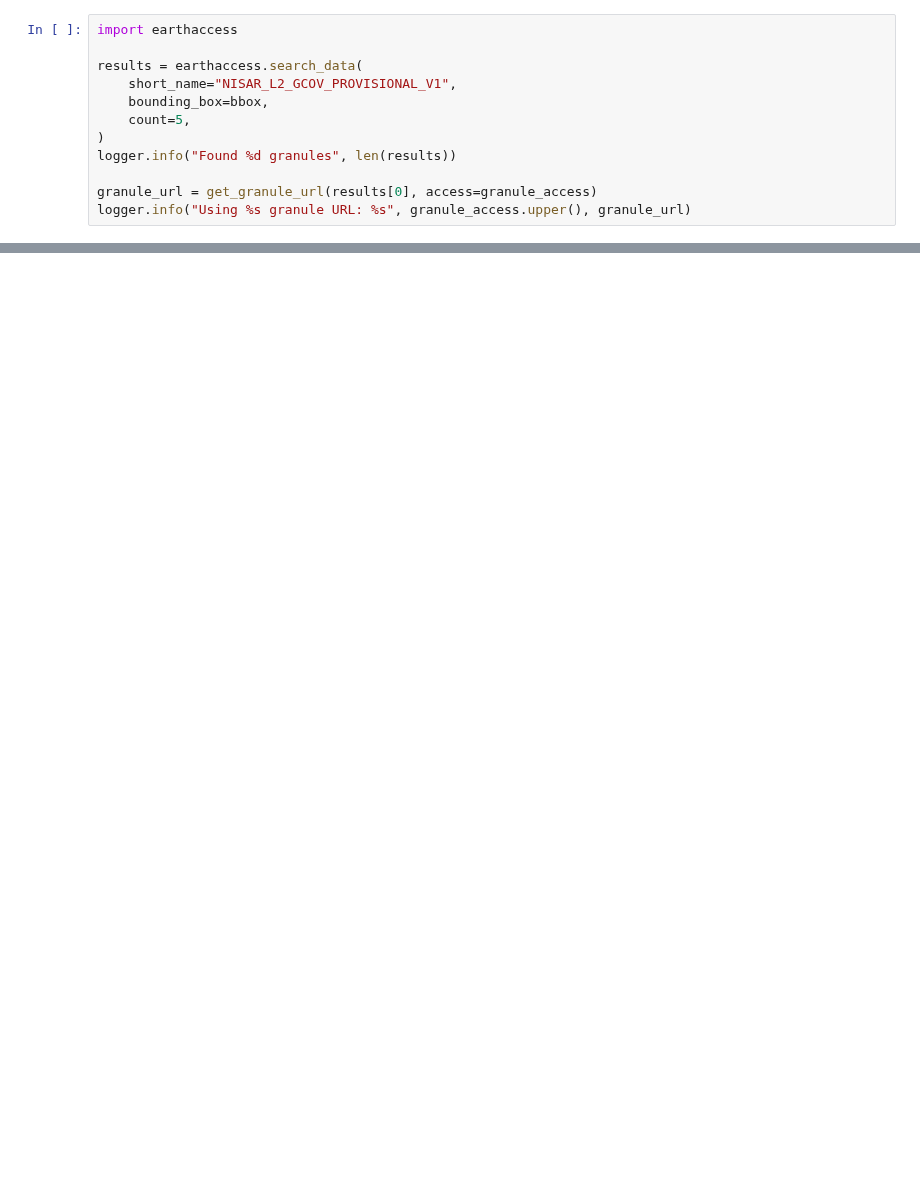
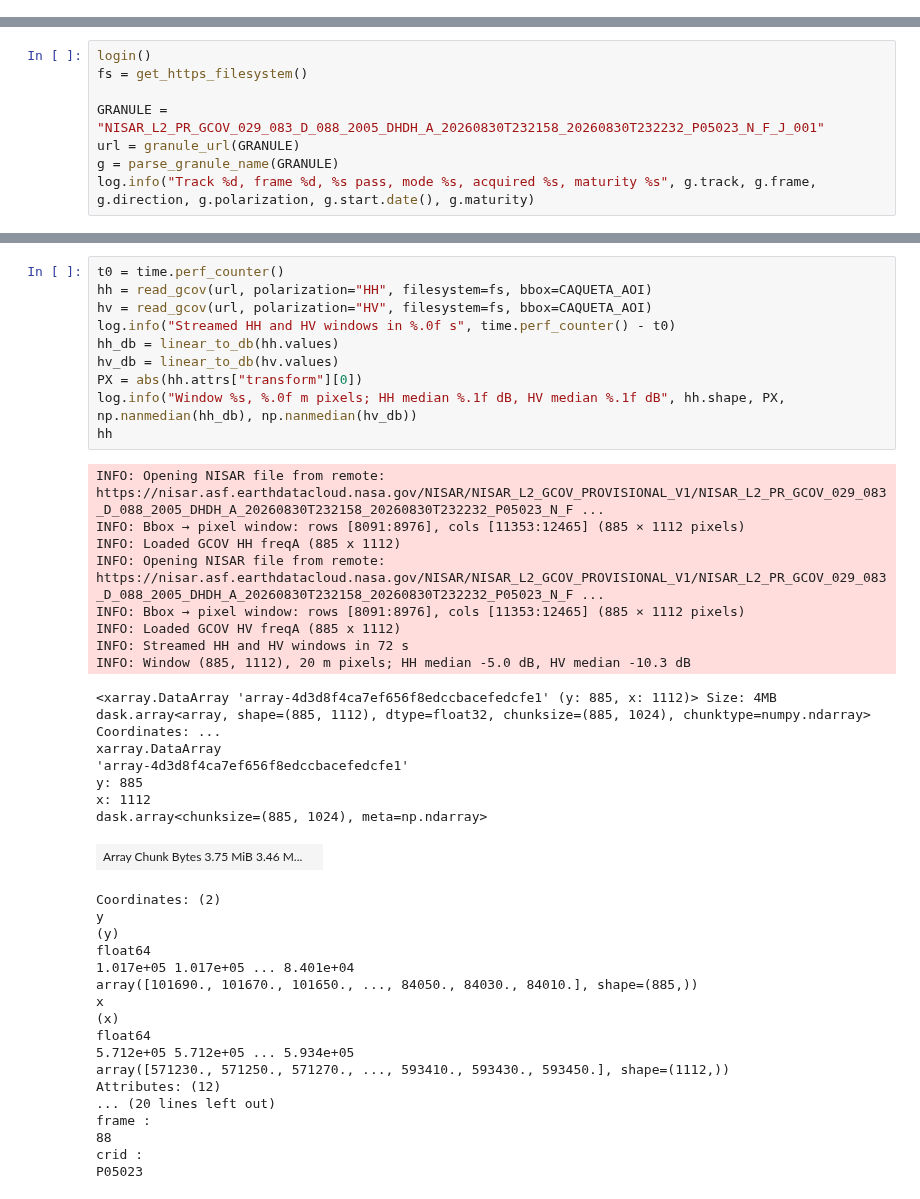
Before and after one commit to bullocke/nice-sar, a Jupyter notebook: notebooks/02_read_gcov.ipynb, the cells around one changed output, grey strips where cells are left out. Saved outputs shown, nothing was run; the diff lists cells and outputs as text; blank space fills up the shorter version.

```diff
--- a/notebooks/02_read_gcov.ipynb
+++ b/notebooks/02_read_gcov.ipynb
@@ -84,12 +0,0 @@ Search for a NISAR L2 GCOV product over Salt Lake City, Utah.
-# %%
-import earthaccess
-
-results = earthaccess.search_data(
-    short_name="NISAR_L2_GCOV_PROVISIONAL_V1",
-    bounding_box=bbox,
-    count=5,
-)
-logger.info("Found %d granules", len(results))
-
-granule_url = get_granule_url(results[0], access=granule_access)
-logger.info("Using %s granule URL: %s", granule_access.upper(), granule_url)
@@ -264,0 +58,8 @@ logger.info("Done — HDF5 file closed.")
+# %%
+login()
+fs = get_https_filesystem()
+
+GRANULE = "NISAR_L2_PR_GCOV_029_083_D_088_2005_DHDH_A_20260830T232158_20260830T232232_P05023_N_F_J_001"
+url = granule_url(GRANULE)
+g = parse_granule_name(GRANULE)
+log.info("Track %d, frame %d, %s pass, mode %s, acquired %s, maturity %s", g.track, g.frame, g.direction, g.polarization, g.start.date(), g.maturity)
@@ -264,0 +106,43 @@ logger.info("Done — HDF5 file closed.")
+# %%
+t0 = time.perf_counter()
+hh = read_gcov(url, polarization="HH", filesystem=fs, bbox=CAQUETA_AOI)
+hv = read_gcov(url, polarization="HV", filesystem=fs, bbox=CAQUETA_AOI)
+log.info("Streamed HH and HV windows in %.0f s", time.perf_counter() - t0)
+hh_db = linear_to_db(hh.values)
+hv_db = linear_to_db(hv.values)
+PX = abs(hh.attrs["transform"][0])
+log.info("Window %s, %.0f m pixels; HH median %.1f dB, HV median %.1f dB", hh.shape, PX, np.nanmedian(hh_db), np.nanmedian(hv_db))
+hh
+# %% [output]
+INFO: Opening NISAR file from remote: https://nisar.asf.earthdatacloud.nasa.gov/NISAR/NISAR_L2_GCOV_PROVISIONAL_V1/NISAR_L2_PR_GCOV_029_083_D_088_2005_DHDH_A_20260830T232158_20260830T232232_P05023_N_F ...
+INFO: Bbox → pixel window: rows [8091:8976], cols [11353:12465] (885 × 1112 pixels)
+INFO: Loaded GCOV HH freqA (885 x 1112)
+INFO: Opening NISAR file from remote: https://nisar.asf.earthdatacloud.nasa.gov/NISAR/NISAR_L2_GCOV_PROVISIONAL_V1/NISAR_L2_PR_GCOV_029_083_D_088_2005_DHDH_A_20260830T232158_20260830T232232_P05023_N_F ...
+INFO: Bbox → pixel window: rows [8091:8976], cols [11353:12465] (885 × 1112 pixels)
+INFO: Loaded GCOV HV freqA (885 x 1112)
+INFO: Streamed HH and HV windows in 72 s
+INFO: Window (885, 1112), 20 m pixels; HH median -5.0 dB, HV median -10.3 dB
+<xarray.DataArray 'array-4d3d8f4ca7ef656f8edccbacefedcfe1' (y: 885, x: 1112)> Size: 4MB dask.array<array, shape=(885, 1112), dtype=float32, chunksize=(885, 1024), chunktype=numpy.ndarray> Coordinates: ...
+xarray.DataArray
+'array-4d3d8f4ca7ef656f8edccbacefedcfe1'
+y: 885
+x: 1112
+dask.array<chunksize=(885, 1024), meta=np.ndarray>
+| Array Chunk Bytes 3.75 MiB 3.46 M... |  |
+Coordinates: (2)
+y
+(y)
+float64
+1.017e+05 1.017e+05 ... 8.401e+04
+array([101690., 101670., 101650., ..., 84050., 84030., 84010.], shape=(885,))
+x
+(x)
+float64
+5.712e+05 5.712e+05 ... 5.934e+05
+array([571230., 571250., 571270., ..., 593410., 593430., 593450.], shape=(1112,))
+Attributes: (12)
+... (20 lines left out)
+frame :
+88
+crid :
+P05023
```
Also changed, not shown: parts of 45 cells of this notebook, 3 other files.
